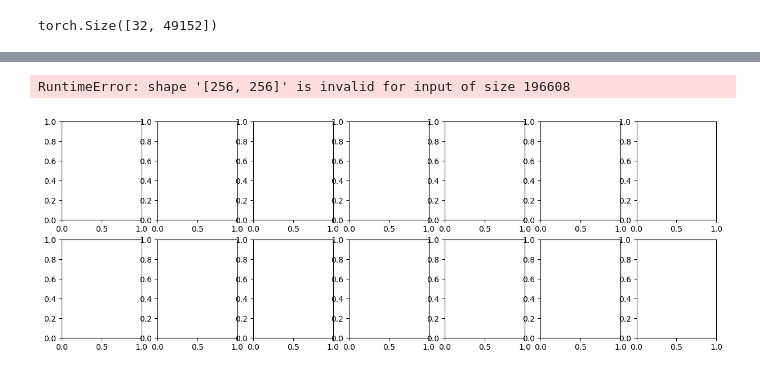
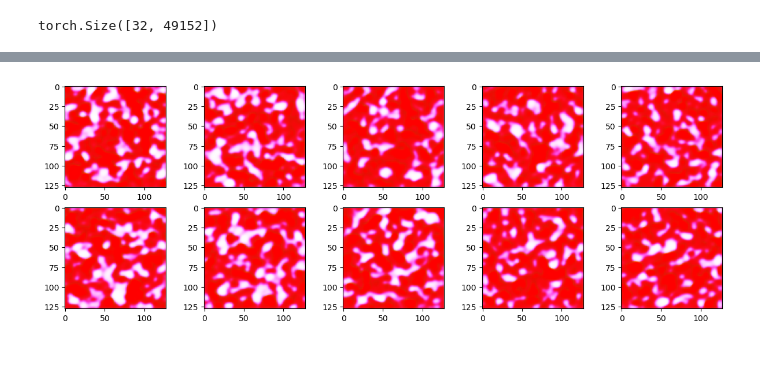
Before and after one commit to marcanii/SIS421---2-23, a Jupyter notebook: Laboratories/Lab05/02_gans.ipynb, the cells around one changed output, grey strips where cells are left out. Drawn from its saved outputs; the diff is of its cells as text; code cells hidden in the pictures.

```diff
--- a/Laboratories/Lab05/02_gans.ipynb
+++ b/Laboratories/Lab05/02_gans.ipynb
@@ -53,4 +31,0 @@ class Dataset(torch.utils.data.Dataset):
-# %%
-# Crear dataset
-train = Dataset(train_dataset)
-len(train)
@@ -59,3 +31,0 @@ len(train)
-# %%
-img = train[0]
-img.shape, img.dtype, img.max(), img.min()
@@ -120,0 +53,12 @@ class Generator(nn.Module):
+# %%
+import random
+import matplotlib.pyplot as plt
+
+fig, axs = plt.subplots(3,5, figsize=(10,6))
+for _ax in axs:
+    for ax in _ax:
+        ix = random.randint(0, len(train)-1)
+        img, lab = train[ix]
+        ax.imshow(img.reshape(3,128,128).permute(1,2,0)*0.5+0.5)
+        ax.axis('off')
+plt.show()
@@ -121,5 +103,5 @@ class Generator(nn.Module):
 # %%
-generator = Generator()
-output = generator(torch.randn(1, 100))
+generator = Generator(channel=3)
+output = generator(torch.randn(32, 100))
 output.shape
 # %% [output]
@@ -225,16 +234,15 @@ NameError: name 'hist' is not defined
 # %%
 generator.eval()
 with torch.no_grad():
-    noise = torch.randn((14, generator.input_size)).to(device)
-    generated_images = generator(noise)
-    fig, axs = plt.subplots(2, 7, figsize=(15, 5))
-    i = 0
-    for ax in axs:
-        for _ax in ax:
-            img = generated_images[i].view(256, 256).cpu()
-            _ax.imshow(img)
-            i += 1
-    plt.show()
+  noise = torch.randn((10, generator.input_size)).to(device)
+  generated_images = generator(noise)
+  fig, axs = plt.subplots(2,5,figsize=(15,5))
+  i = 0
+  for ax in axs:
+    for _ax in ax:
+      img = (generated_images[i].view(3,128,128).permute(1,2,0).cpu())*0.5+0.5
+      _ax.imshow(img)
+      i+=1
+  plt.show()
 # %% [output]
-RuntimeError: shape '[256, 256]' is invalid for input of size 196608
-[figure, old version]
+[figure, new version]
```
Also changed, not shown: parts of 24 cells of this notebook, 1 other file.
